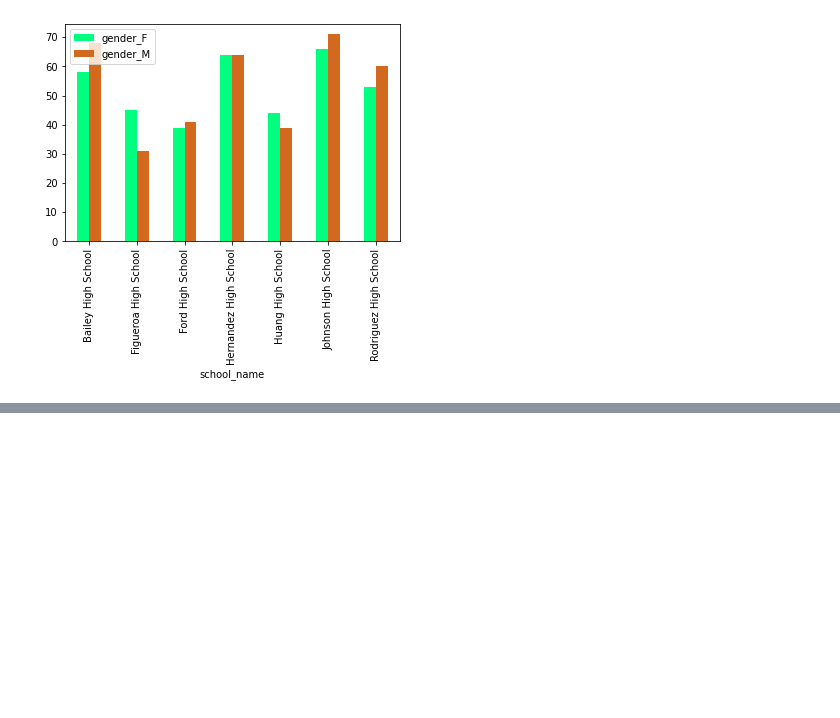
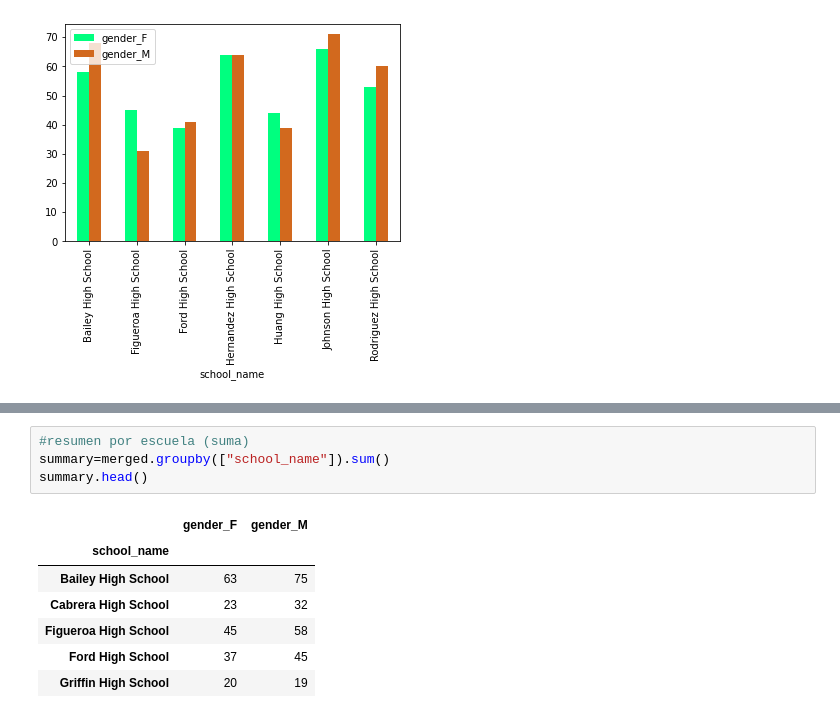
Before and after one commit to missnatitties/Actividades-PF-, a Jupyter notebook: Actividad Sesión 18 G.ipynb, the cells around one changed output, grey strips where cells are left out. Drawn from its saved outputs; the diff is of its cells as text; blank space fills up the shorter version.

```diff
--- a/Actividad Sesión 18 G.ipynb
+++ b/Actividad Sesión 18 G.ipynb
@@ -28,0 +66,12 @@ Gráfico de  reading_score con puntaje de  66
+# %%
+#resumen por escuela (suma)
+summary=merged.groupby(["school_name"]).sum()
+summary.head()
+# %% [output]
+|  | gender_F | gender_M |
+| school_name |  |  |
+| Bailey High School | 63 | 75 |
+| Cabrera High School | 23 | 32 |
+| Figueroa High School | 45 | 58 |
+| Ford High School | 37 | 45 |
+| Griffin High School | 20 | 19 |
```
Also changed, not shown: parts of 5 cells of this notebook.
